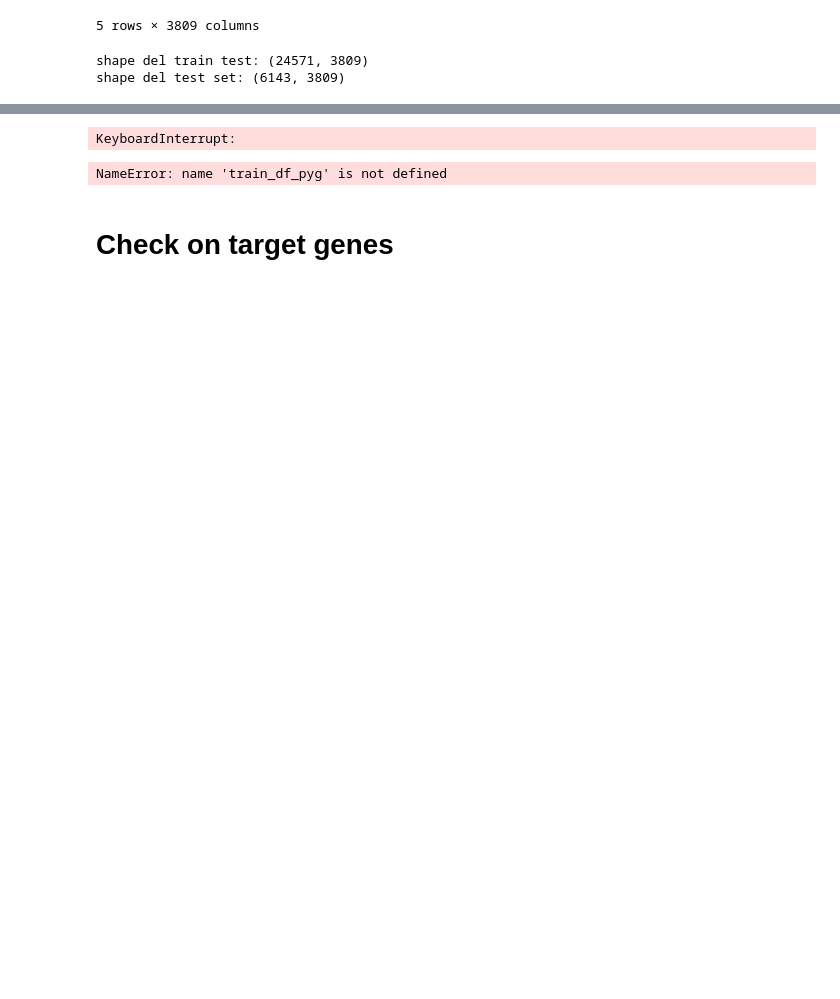
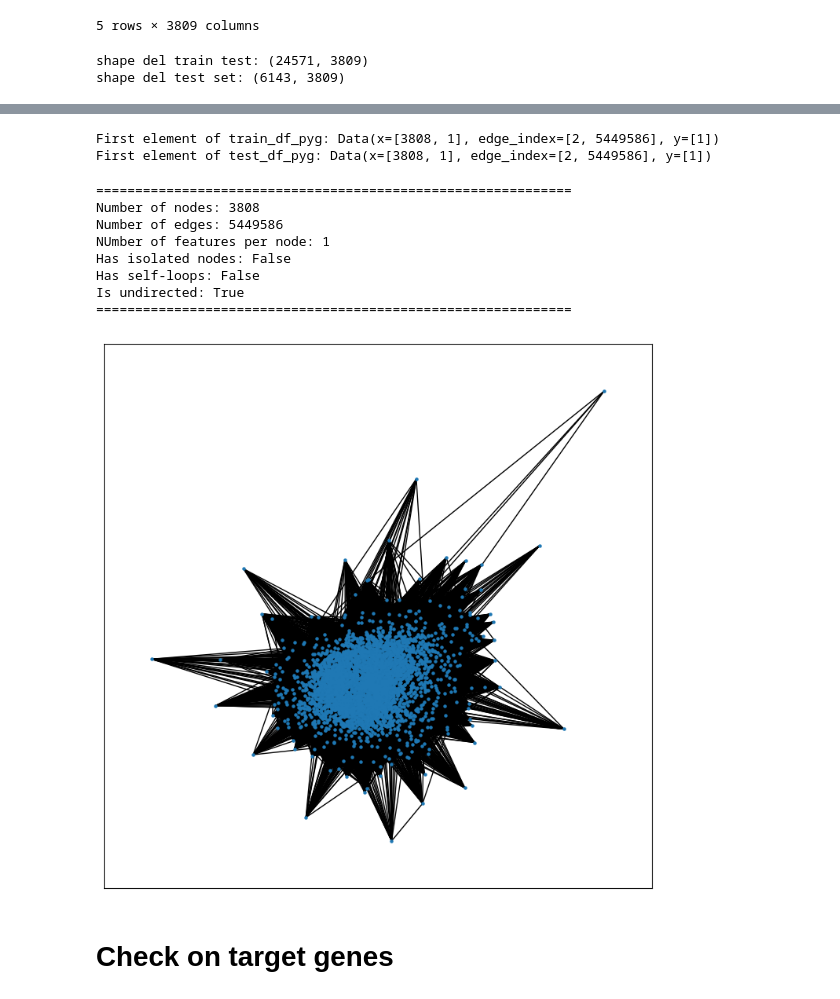
Before and after one commit to tommasoravasio/scRNAseq-GNN-binary-tp53, a Jupyter notebook: notebooks/main_experiment.ipynb, the cells around one changed output, grey strips where cells are left out. Saved outputs shown, nothing was run; the diff lists cells and outputs as text; code cells hidden in the pictures; blank space fills up the shorter version.

```diff
--- a/notebooks/main_experiment.ipynb
+++ b/notebooks/main_experiment.ipynb
@@ -242,20 +253,29 @@ NameError: name 'network_constructor' is not defined
 # %%
-# #COSTRUZIOE DEI GRAFI, LA FACCIAMO SUL CLUSTER
+#COSTRUZIONE DEI GRAFI, LA FACCIAMO SUL CLUSTER QUA NE FACCIAMO SOLO 50 PER TESTARE
 
-# train_df_pyg = network_constructor.create_PyG_graph_from_df(train_df, mat, label_column="mutation_status")
-# test_df_pyg = network_constructor.create_PyG_graph_from_df(test_df, mat, label_column="mutation_status")
+train_df_pyg = network_constructor.create_PyG_graph_from_df(train_df[:50], mat, label_column="mutation_status")
+test_df_pyg = network_constructor.create_PyG_graph_from_df(test_df[:20], mat, label_column="mutation_status")
 
-# #check
-# print(f"First element of train_df_pyg: {train_df_pyg[0]}")
-# print(f"First element of test_df_pyg: {test_df_pyg[0]}")
-# assert network_constructor.check_graph_structure(train_df_pyg), "The graphs in the train set do not have the same structure."
-# assert network_constructor.check_graph_structure(test_df_pyg), "The graphs in the test set do not have the same structure."
+#check
+print(f"First element of train_df_pyg: {train_df_pyg[0]}")
+print(f"First element of test_df_pyg: {test_df_pyg[0]}")
+assert network_constructor.check_graph_structure(train_df_pyg), "The graphs in the train set do not have the same structure."
+assert network_constructor.check_graph_structure(test_df_pyg), "The graphs in the test set do not have the same structure."
 # %% [output]
-KeyboardInterrupt:
+First element of train_df_pyg: Data(x=[3808, 1], edge_index=[2, 5449586], y=[1])
+First element of test_df_pyg: Data(x=[3808, 1], edge_index=[2, 5449586], y=[1])
 # %%
-# network_constructor.get_info_and_plot_graph(train_df_pyg)
+network_constructor.get_info_and_plot_graph(train_df_pyg)
 # %% [output]
-NameError: name 'train_df_pyg' is not defined
+=============================================================
+Number of nodes: 3808
+Number of edges: 5449586
+NUmber of features per node: 1
+Has isolated nodes: False
+Has self-loops: False
+Is undirected: True
+=============================================================
+[figure, added]
 # %% [markdown]
 # Check on target genes
 # %%
```
Also changed, not shown: parts of 13 cells of this notebook, 52 other files.
